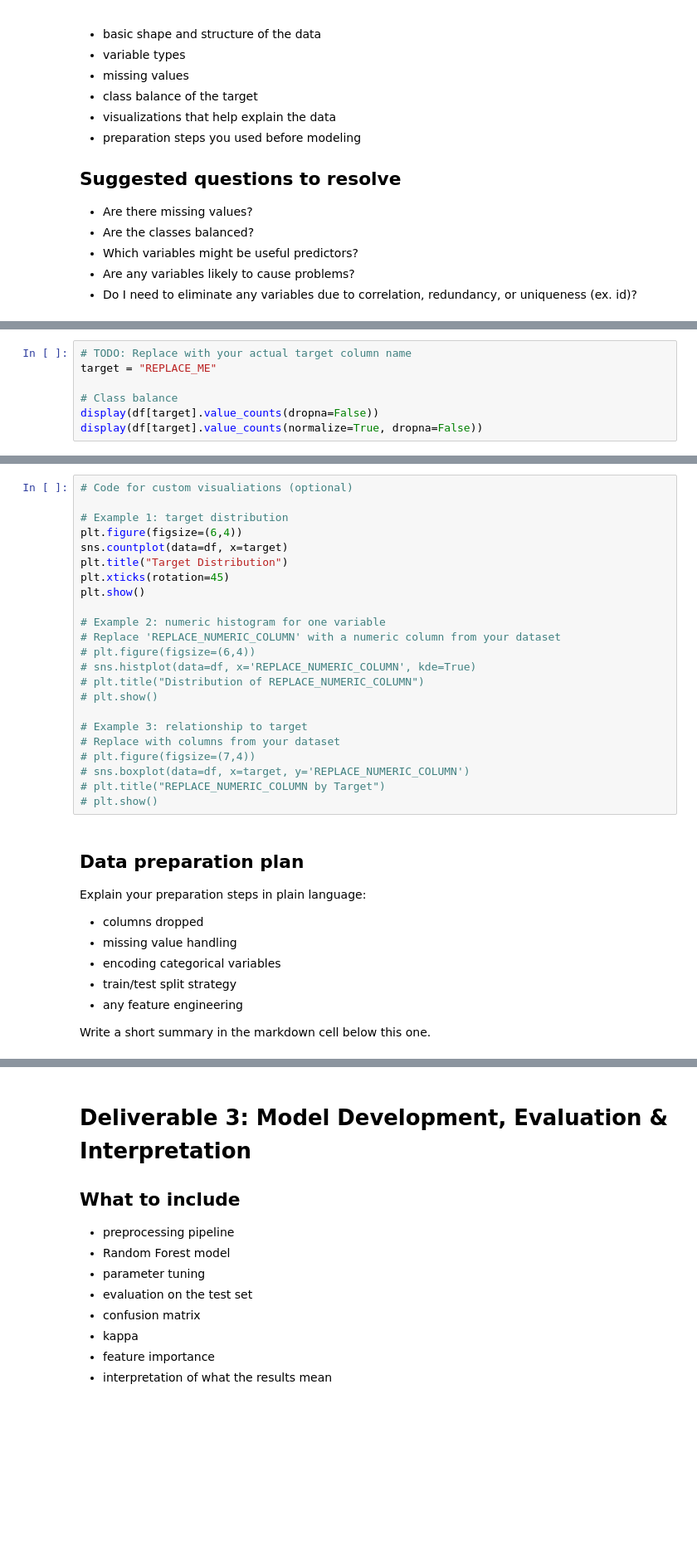
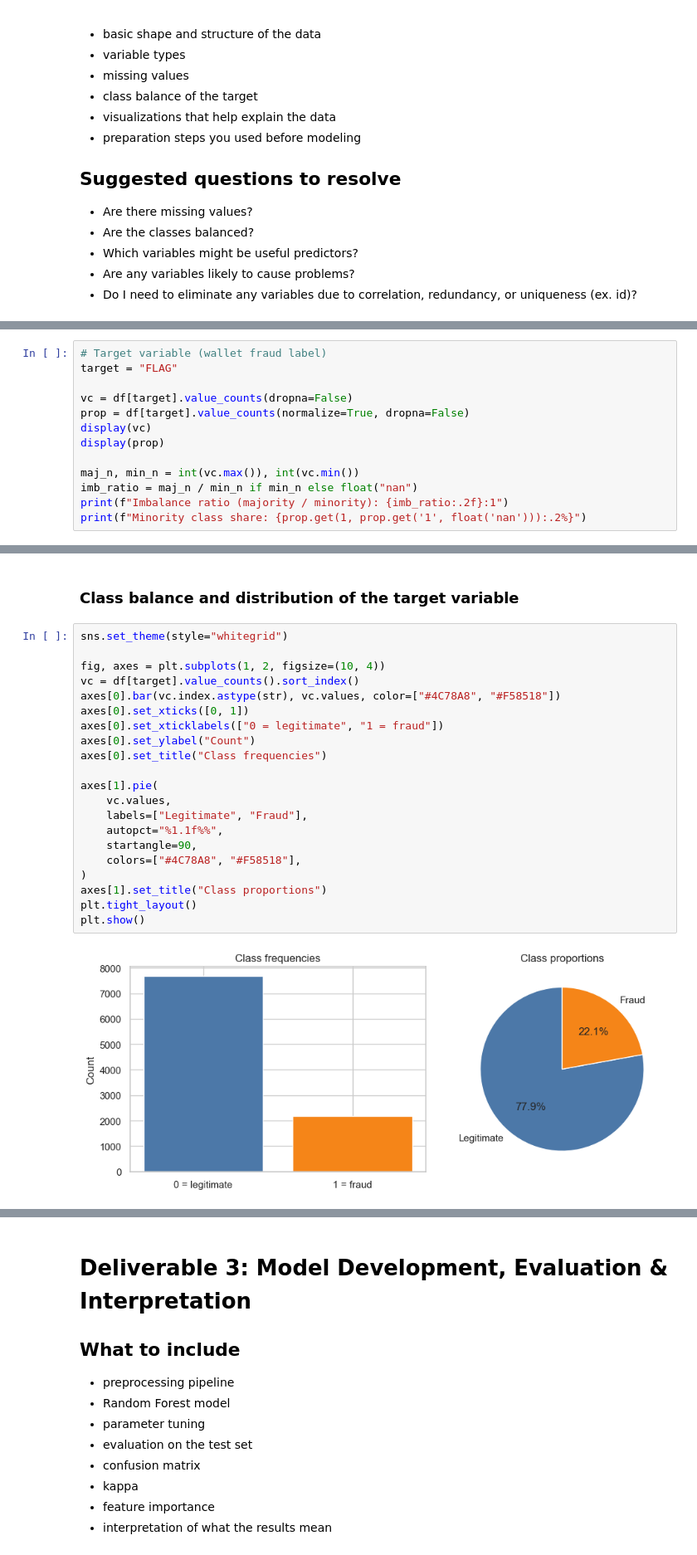
Before and after one commit to domi04/Ethereum-Fraud-Detection, a Jupyter notebook: DataMining_Project_Template_Spring_2026 (1).ipynb, the cells around one changed output, grey strips where cells are left out. Shown at 83% size. Drawn from its saved outputs; the diff is of its cells as text; blank space fills up the shorter version.

```diff
--- a/DataMining_Project_Template_Spring_2026 (1).ipynb
+++ b/DataMining_Project_Template_Spring_2026 (1).ipynb
@@ -152,7 +249,13 @@ display(missing_summary)
 # %%
-# TODO: Replace with your actual target column name
-target = "REPLACE_ME"
+# Target variable (wallet fraud label)
+target = "FLAG"
 
-# Class balance
-display(df[target].value_counts(dropna=False))
-display(df[target].value_counts(normalize=True, dropna=False))
+vc = df[target].value_counts(dropna=False)
+prop = df[target].value_counts(normalize=True, dropna=False)
+display(vc)
+display(prop)
+
+maj_n, min_n = int(vc.max()), int(vc.min())
+imb_ratio = maj_n / min_n if min_n else float("nan")
+print(f"Imbalance ratio (majority / minority): {imb_ratio:.2f}:1")
+print(f"Minority class share: {prop.get(1, prop.get('1', float('nan'))):.2%}")
@@ -192,34 +279,25 @@ plt.close('all')
-# %%
-# Code for custom visualiations (optional)
-
-# Example 1: target distribution
-plt.figure(figsize=(6,4))
-sns.countplot(data=df, x=target)
-plt.title("Target Distribution")
-plt.xticks(rotation=45)
-plt.show()
-
-# Example 2: numeric histogram for one variable
-# Replace 'REPLACE_NUMERIC_COLUMN' with a numeric column from your dataset
-# plt.figure(figsize=(6,4))
-# sns.histplot(data=df, x='REPLACE_NUMERIC_COLUMN', kde=True)
-# plt.title("Distribution of REPLACE_NUMERIC_COLUMN")
-# plt.show()
-
-# Example 3: relationship to target
-# Replace with columns from your dataset
-# plt.figure(figsize=(7,4))
-# sns.boxplot(data=df, x=target, y='REPLACE_NUMERIC_COLUMN')
-# plt.title("REPLACE_NUMERIC_COLUMN by Target")
-# plt.show()
-# %% [markdown]
-## Data preparation plan
-
-Explain your preparation steps in plain language:
-- columns dropped
-- missing value handling
-- encoding categorical variables
-- train/test split strategy
-- any feature engineering
-
-Write a short summary in the markdown cell below this one.
+# %% [markdown]
+### Class balance and distribution of the target variable
+# %%
+sns.set_theme(style="whitegrid")
+
+fig, axes = plt.subplots(1, 2, figsize=(10, 4))
+vc = df[target].value_counts().sort_index()
+axes[0].bar(vc.index.astype(str), vc.values, color=["#4C78A8", "#F58518"])
+axes[0].set_xticks([0, 1])
+axes[0].set_xticklabels(["0 = legitimate", "1 = fraud"])
+axes[0].set_ylabel("Count")
+axes[0].set_title("Class frequencies")
+
+axes[1].pie(
+    vc.values,
+    labels=["Legitimate", "Fraud"],
+    autopct="%1.1f%%",
+    startangle=90,
+    colors=["#4C78A8", "#F58518"],
+)
+axes[1].set_title("Class proportions")
+plt.tight_layout()
+plt.show()
+# %% [output]
+[figure, added]
```
Also changed, not shown: parts of 26 cells of this notebook.
